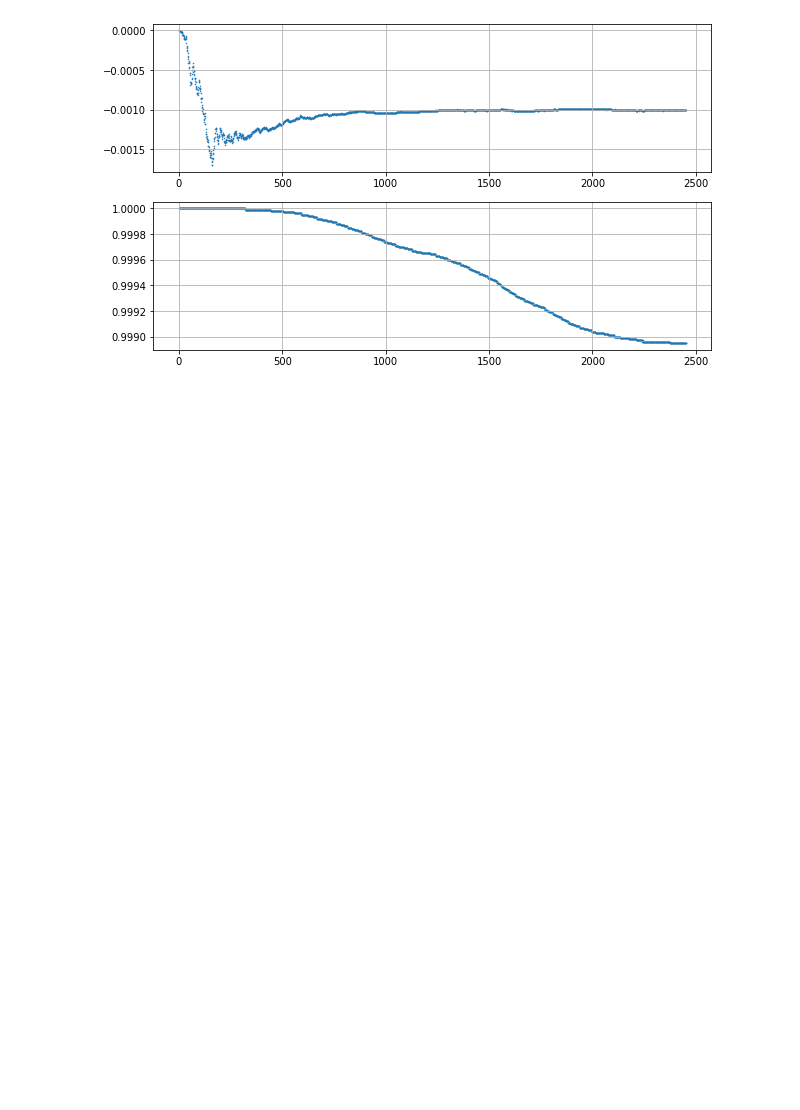
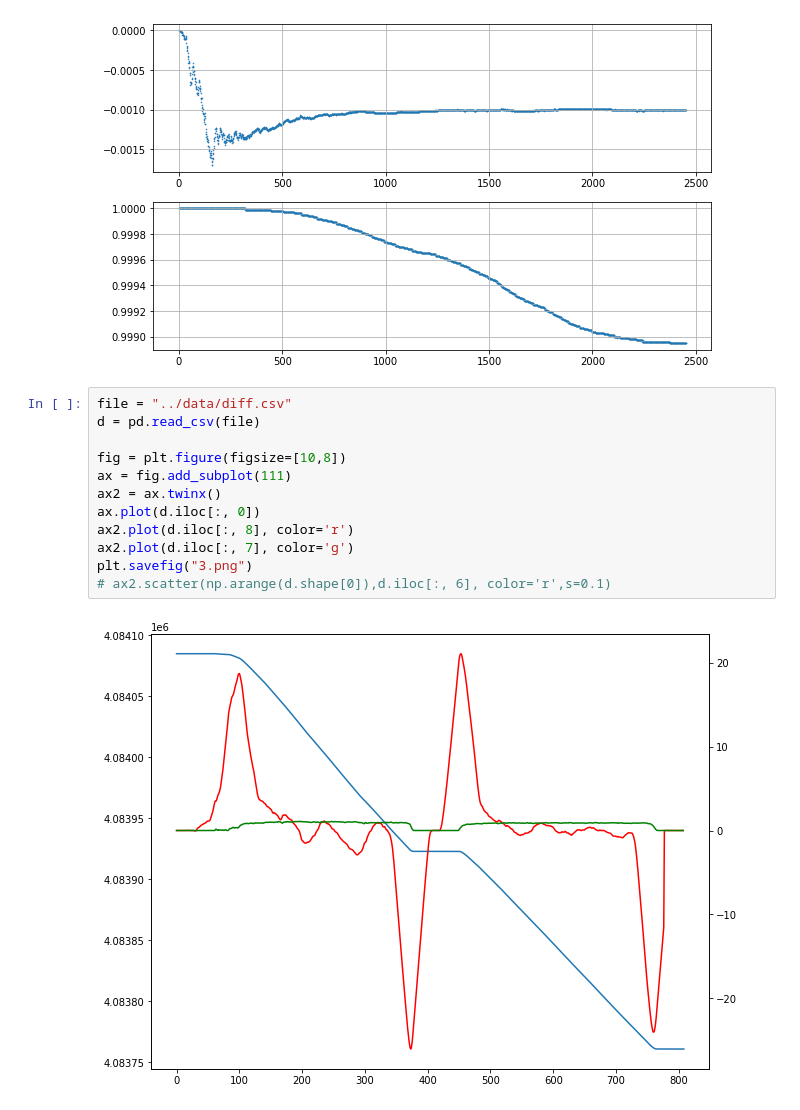
Before and after one commit to xinhaohao/highSpeedRailway, a Jupyter notebook: python_script/datanay.ipynb, the cells around one changed output. Cells and saved outputs as stored; diff of their text form; blank space fills up the shorter version.

```diff
--- a/python_script/datanay.ipynb
+++ b/python_script/datanay.ipynb
@@ -22,3 +22,17 @@ ax2.grid()
 # %% [output]
 [figure]
 [figure]
+# %%
+file = "../data/diff.csv"
+d = pd.read_csv(file)
+
+fig = plt.figure(figsize=[10,8])
+ax = fig.add_subplot(111)
+ax2 = ax.twinx()
+ax.plot(d.iloc[:, 0])
+ax2.plot(d.iloc[:, 8], color='r')
+ax2.plot(d.iloc[:, 7], color='g')
+plt.savefig("3.png")
+# ax2.scatter(np.arange(d.shape[0]),d.iloc[:, 6], color='r',s=0.1)
+# %% [output]
+[figure, added]
```
Also changed, not shown: parts of 1 cell of this notebook, 36 other files.
